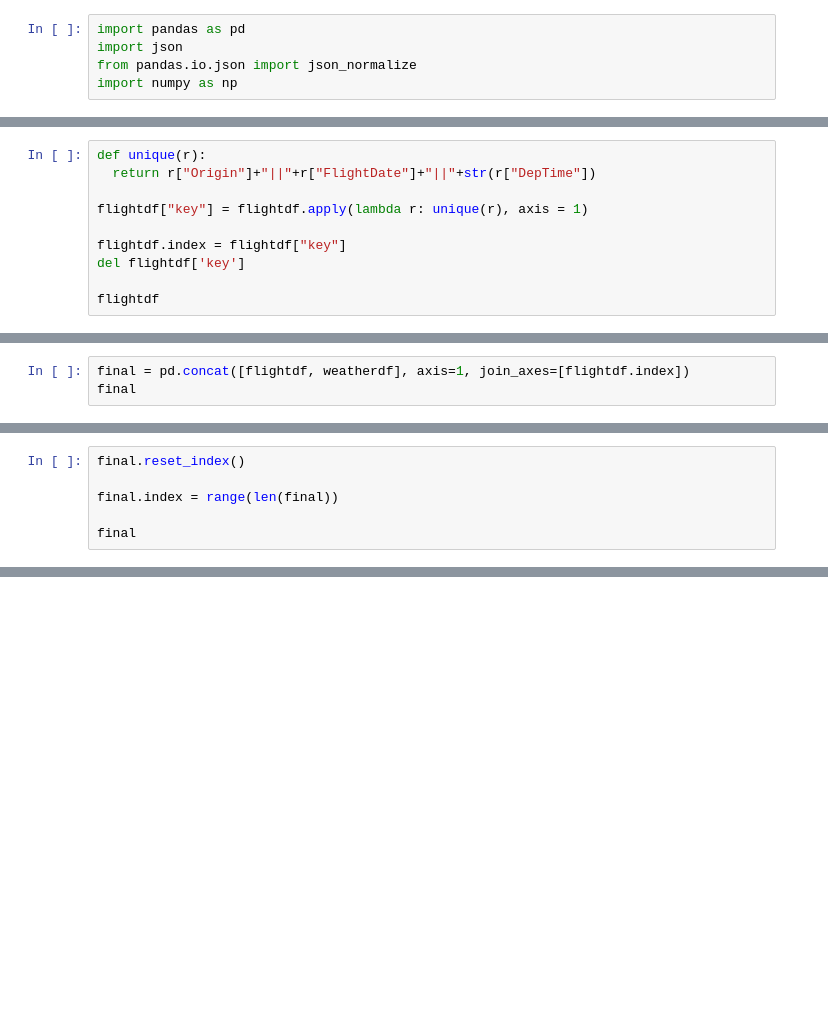
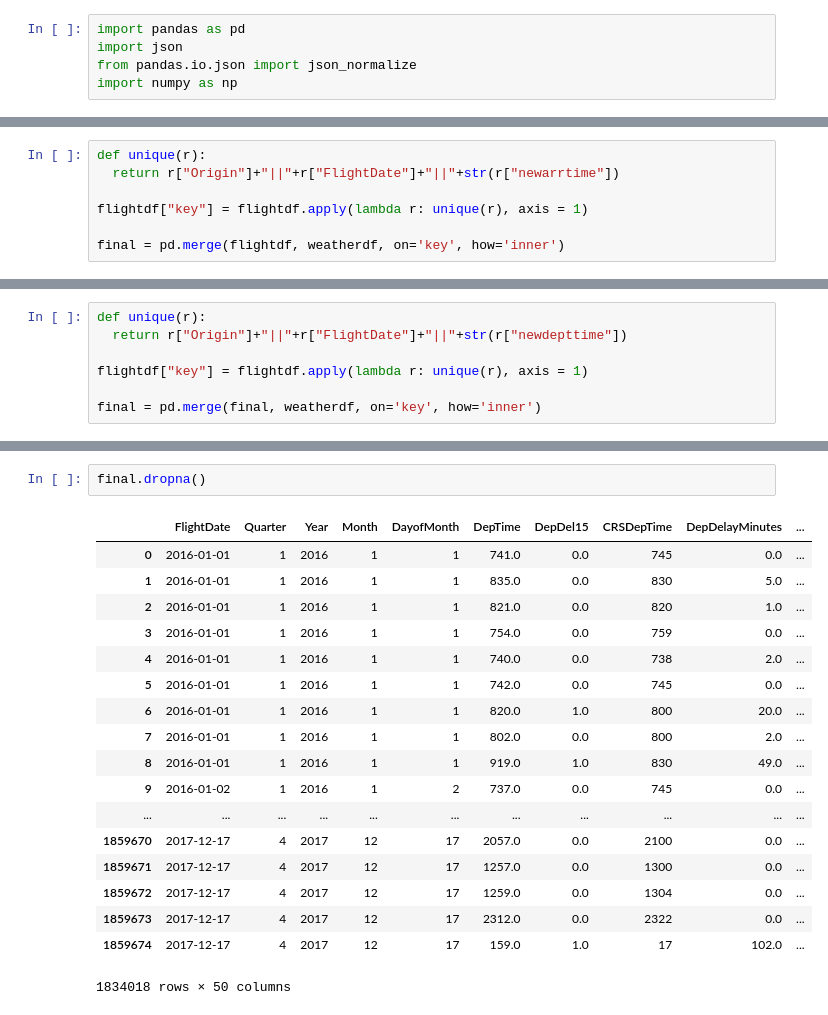
Before and after one commit to rishivar/Flight-Delay-Prediction, a Jupyter notebook: Module 1.ipynb, the cells around one changed output, grey strips where cells are left out. Drawn from its saved outputs; the diff is of its cells as text; blank space fills up the shorter version.

```diff
--- a/Module 1.ipynb
+++ b/Module 1.ipynb
@@ -109,10 +77,7 @@ flightdf
 # %%
 def unique(r):
-  return r["Origin"]+"||"+r["FlightDate"]+"||"+str(r["DepTime"])
+  return r["Origin"]+"||"+r["FlightDate"]+"||"+str(r["newarrtime"])
 
 flightdf["key"] = flightdf.apply(lambda r: unique(r), axis = 1)
 
-flightdf.index = flightdf["key"]
-del flightdf['key']
-
-flightdf
+final = pd.merge(flightdf, weatherdf, on='key', how='inner')
@@ -172,3 +83,0 @@ flightdf
-# %%
-final = pd.concat([flightdf, weatherdf], axis=1, join_axes=[flightdf.index])
-final
@@ -194,0 +105,7 @@ final
+# %%
+def unique(r):
+  return r["Origin"]+"||"+r["FlightDate"]+"||"+str(r["newdepttime"])
+
+flightdf["key"] = flightdf.apply(lambda r: unique(r), axis = 1)
+
+final = pd.merge(final, weatherdf, on='key', how='inner')
@@ -221,6 +159,0 @@ dtype: object
-# %%
-final.reset_index()
-
-final.index = range(len(final))
-
-final
@@ -245,0 +180,21 @@ final
+# %%
+final.dropna()
+# %% [output]
+|  | FlightDate | Quarter | Year | Month | DayofMonth | DepTime | DepDel15 | CRSDepTime | DepDelayMinutes | ... |
+| 0 | 2016-01-01 | 1 | 2016 | 1 | 1 | 741.0 | 0.0 | 745 | 0.0 | ... |
+| 1 | 2016-01-01 | 1 | 2016 | 1 | 1 | 835.0 | 0.0 | 830 | 5.0 | ... |
+| 2 | 2016-01-01 | 1 | 2016 | 1 | 1 | 821.0 | 0.0 | 820 | 1.0 | ... |
+| 3 | 2016-01-01 | 1 | 2016 | 1 | 1 | 754.0 | 0.0 | 759 | 0.0 | ... |
+| 4 | 2016-01-01 | 1 | 2016 | 1 | 1 | 740.0 | 0.0 | 738 | 2.0 | ... |
+| 5 | 2016-01-01 | 1 | 2016 | 1 | 1 | 742.0 | 0.0 | 745 | 0.0 | ... |
+| 6 | 2016-01-01 | 1 | 2016 | 1 | 1 | 820.0 | 1.0 | 800 | 20.0 | ... |
+| 7 | 2016-01-01 | 1 | 2016 | 1 | 1 | 802.0 | 0.0 | 800 | 2.0 | ... |
+| 8 | 2016-01-01 | 1 | 2016 | 1 | 1 | 919.0 | 1.0 | 830 | 49.0 | ... |
+| 9 | 2016-01-02 | 1 | 2016 | 1 | 2 | 737.0 | 0.0 | 745 | 0.0 | ... |
+| ... | ... | ... | ... | ... | ... | ... | ... | ... | ... | ... |
+| 1859670 | 2017-12-17 | 4 | 2017 | 12 | 17 | 2057.0 | 0.0 | 2100 | 0.0 | ... |
+| 1859671 | 2017-12-17 | 4 | 2017 | 12 | 17 | 1257.0 | 0.0 | 1300 | 0.0 | ... |
+| 1859672 | 2017-12-17 | 4 | 2017 | 12 | 17 | 1259.0 | 0.0 | 1304 | 0.0 | ... |
+| 1859673 | 2017-12-17 | 4 | 2017 | 12 | 17 | 2312.0 | 0.0 | 2322 | 0.0 | ... |
+| 1859674 | 2017-12-17 | 4 | 2017 | 12 | 17 | 159.0 | 1.0 | 17 | 102.0 | ... |
+1834018 rows × 50 columns
```
Also changed, not shown: parts of 14 cells of this notebook.
